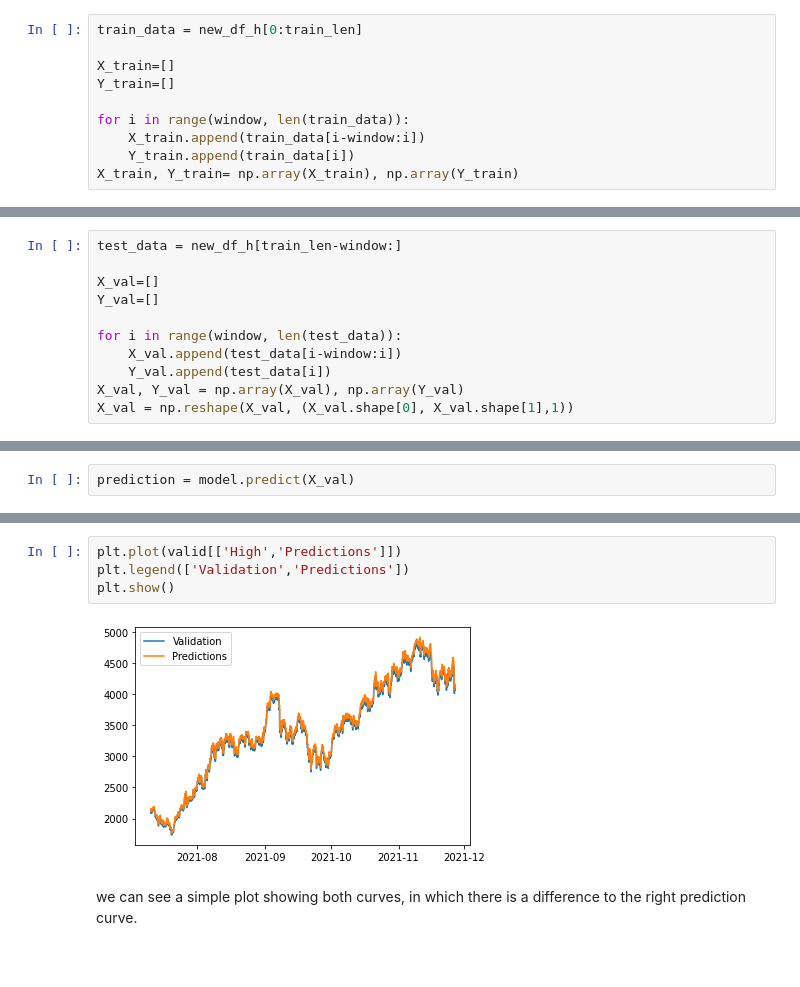
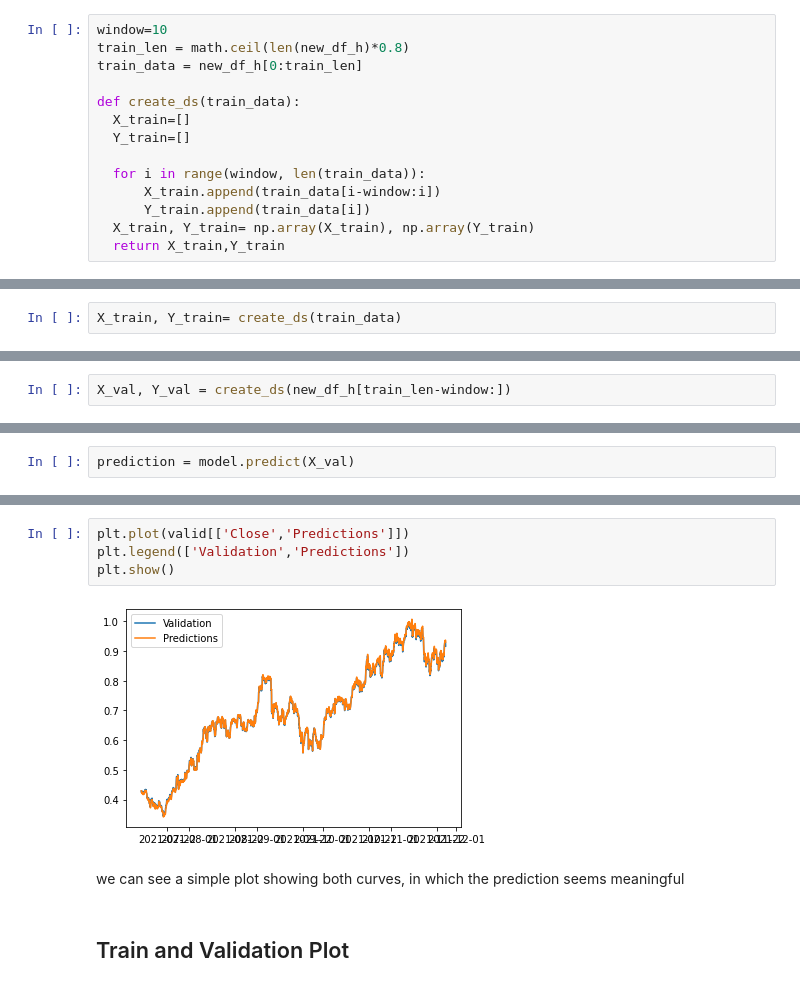
Before and after one commit to ismail51998/etherium_forecast_time_series_project, a Jupyter notebook: TimeSeriesNotebook.ipynb, the cells around one changed output, grey strips where cells are left out. Cells and saved outputs as stored; diff of their text form; blank space fills up the shorter version.

```diff
--- a/TimeSeriesNotebook.ipynb
+++ b/TimeSeriesNotebook.ipynb
@@ -323,10 +234,14 @@ window=10
 # %%
+window=10
+train_len = math.ceil(len(new_df_h)*0.8)
 train_data = new_df_h[0:train_len]
 
-X_train=[]
-Y_train=[]
+def create_ds(train_data):
+  X_train=[]
+  Y_train=[]
 
-for i in range(window, len(train_data)):
-    X_train.append(train_data[i-window:i])
-    Y_train.append(train_data[i])
-X_train, Y_train= np.array(X_train), np.array(Y_train)
+  for i in range(window, len(train_data)):
+      X_train.append(train_data[i-window:i])
+      Y_train.append(train_data[i])
+  X_train, Y_train= np.array(X_train), np.array(Y_train)
+  return X_train,Y_train
@@ -332,0 +263,2 @@ X_train, Y_train= np.array(X_train), np.array(Y_train)
+# %%
+X_train, Y_train= create_ds(train_data)
@@ -333 +267,3 @@ X_train, Y_train= np.array(X_train), np.array(Y_train)
+# %%
+X_val, Y_val = create_ds(new_df_h[train_len-window:])
 # %% [markdown]
@@ -357,14 +293,3 @@ Trainable params: 11,701
 Non-trainable params: 0
 _________________________________________________________________
 <keras.callbacks.History at 0x...>
-# %%
-test_data = new_df_h[train_len-window:]
-
-X_val=[]
-Y_val=[]
-
-for i in range(window, len(test_data)):
-    X_val.append(test_data[i-window:i])
-    Y_val.append(test_data[i])
-X_val, Y_val = np.array(X_val), np.array(Y_val)
-X_val = np.reshape(X_val, (X_val.shape[0], X_val.shape[1],1))
@@ -406,11 +331,13 @@ valid
 # %%
-plt.plot(valid[['High','Predictions']])
+plt.plot(valid[['Close','Predictions']])
 plt.legend(['Validation','Predictions'])
 plt.show()
 # %% [output]
-[figure, old version]
+[figure, new version]
 # %% [markdown]
-we can see a simple plot showing both curves, in which  there is a difference  to the right prediction curve.
+we can see a simple plot showing both curves, in which the prediction seems meaningful
+# %% [markdown]
+## Train and Validation Plot
 # %%
 train = new_df_h[:train_len]
 valid = pd.DataFrame(new_df_h[train_len:])
```
Also changed, not shown: parts of 110 cells of this notebook.
